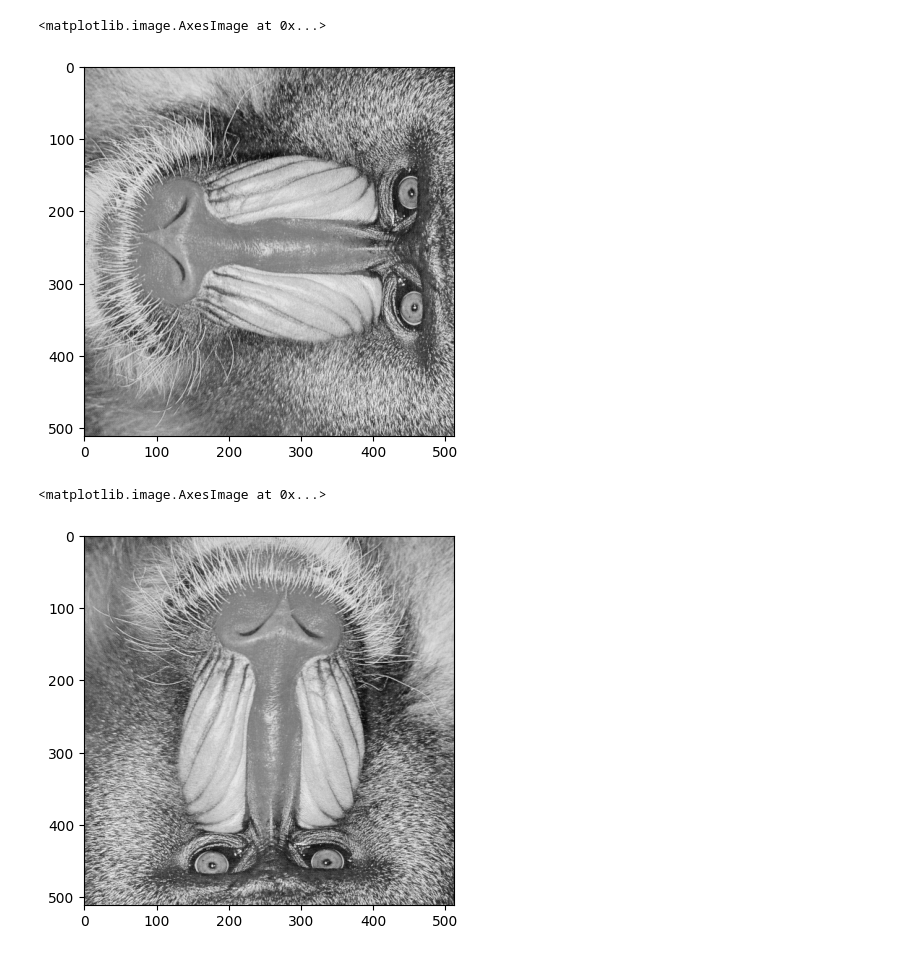
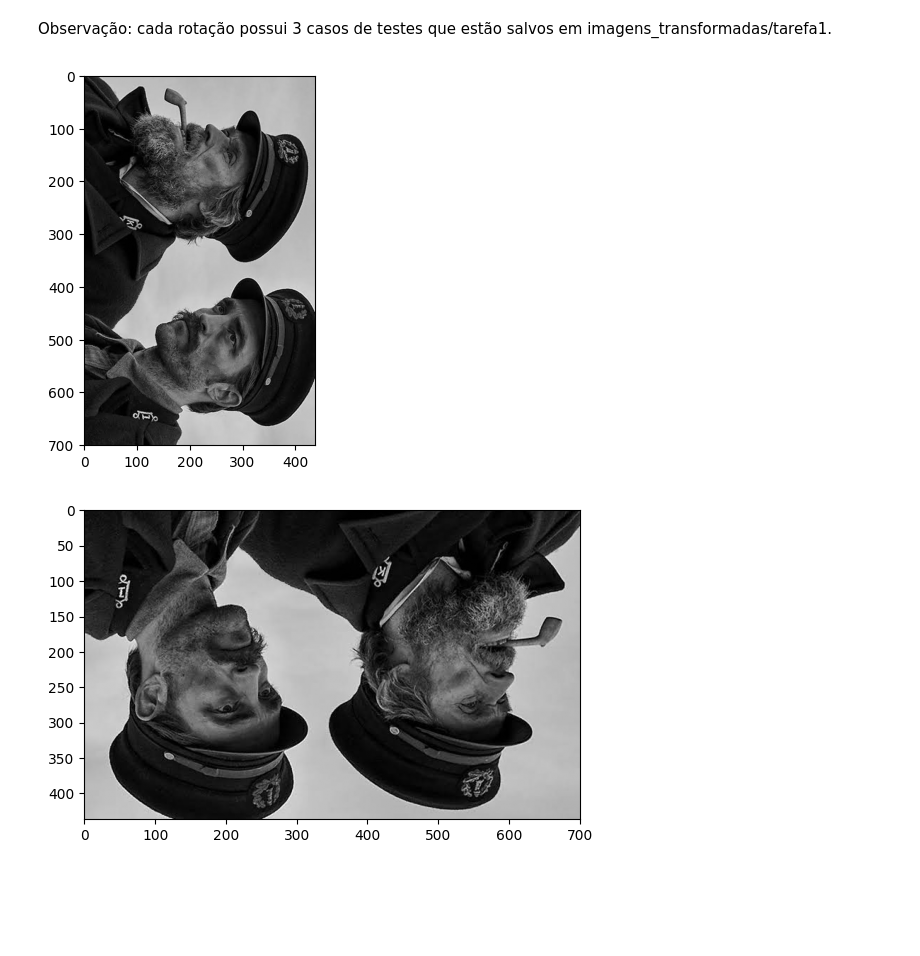
Before and after one commit to VLROCK/MC920, a Jupyter notebook: Trabalho1/tarefa1.ipynb, the cells around one changed output. Drawn from its saved outputs; the diff is of its cells as text; code cells hidden in the pictures; blank space fills up the shorter version.

```diff
--- a/Trabalho1/tarefa1.ipynb
+++ b/Trabalho1/tarefa1.ipynb
@@ -5,3 +5,7 @@ import matplotlib.pyplot as plt
 import matplotlib.image as mpimg
 # %%
 imagem = cv2.imread('dataset/baboon_monocromatica.png',cv2.IMREAD_GRAYSCALE)
+
+imagem2 = cv2.imread('dataset/seagull.png', cv2.IMREAD_GRAYSCALE)
+
+imagem3 = cv2.imread('dataset/o_farol.png', cv2.IMREAD_GRAYSCALE)
@@ -8,29 +19,33 @@ imagem = cv2.imread('dataset/baboon_monocromatica.png',cv2.IMREAD_GRAYSCALE)
+# %% [markdown]
+Observação: cada rotação possui 3 casos de testes que estão salvos em imagens_transformadas/tarefa1.
 # %%
-altura, largura = imagem.shape
+#Rotação em 90 graus
+altura, largura = imagem3.shape
 
 imagem_90 = np.zeros((largura, altura))
-i = np.arange(0,largura,1)
-j = np.arange(0,altura,1)
+i = np.arange(0,altura,1)
+j = np.arange(0,largura,1)
 grade = np.ix_(i, j)
 
-imagem_90[grade[1], (altura -1) - grade[0]] = imagem[grade[0], grade[1]]
+imagem_90[grade[1], (altura -1) - grade[0]] = imagem3[grade[0], grade[1]]
 
 plt.imshow(imagem_90, cmap='gray')
+plt.imsave('imagens_transformadas/tarefa1/f_resultado_90.png', imagem_90, cmap='gray')
 # %% [output]
-<matplotlib.image.AxesImage at 0x...>
-[figure, old version]
+[figure, new version]
 # %%
-altura, largura = imagem.shape
+#Rotação em 180 graus
+altura, largura = imagem3.shape
 
 imagem_180 = np.zeros((altura, largura))
-i = np.arange(0,largura,1)
-j = np.arange(0,altura,1)
+i = np.arange(0,altura,1)
+j = np.arange(0,largura,1)
 grade = np.ix_(i, j)
 
-imagem_180[(altura - 1) - grade[0], (largura - 1) - grade[1]] = imagem[grade[0], grade[1]]
+imagem_180[(altura - 1) - grade[0], (largura - 1) - grade[1]] = imagem3[grade[0], grade[1]]
 
 plt.imshow(imagem_180, cmap='gray')
+plt.imsave('imagens_transformadas/tarefa1/f_resultado_180.png', imagem_180, cmap='gray')
 # %% [output]
-<matplotlib.image.AxesImage at 0x...>
-[figure, old version]
+[figure, new version]
 # %%
```
Also changed, not shown: parts of 2 cells of this notebook, 13 other files.
